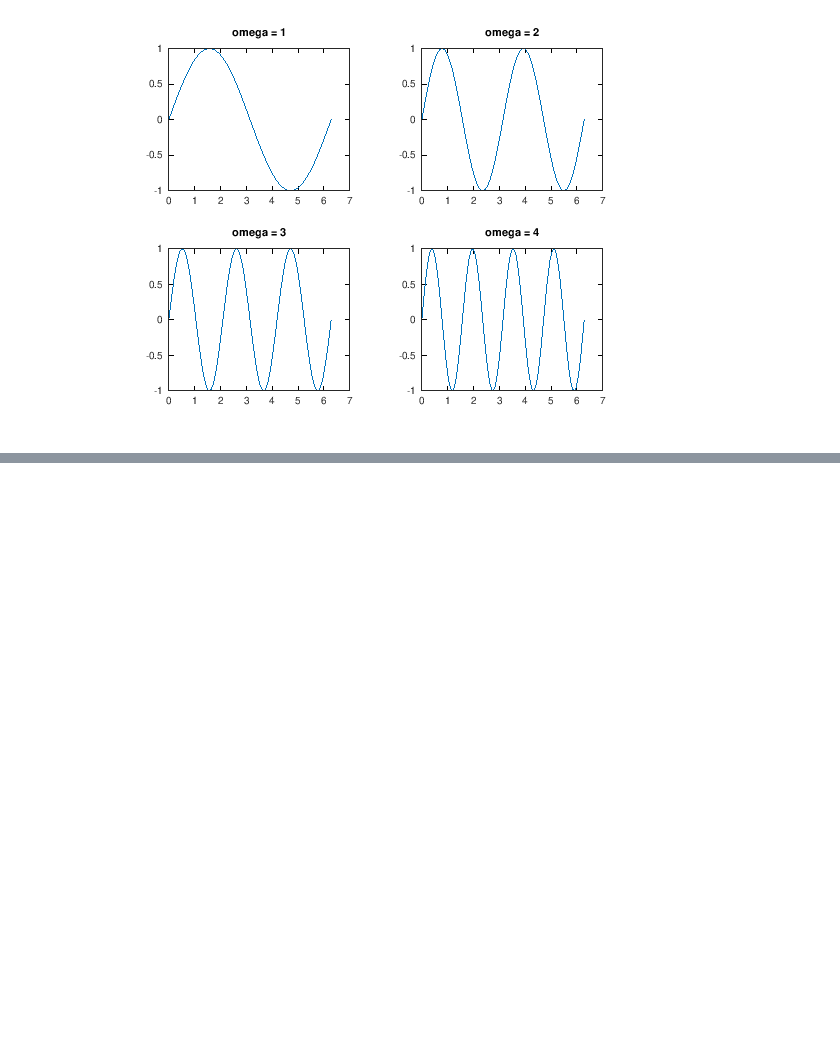
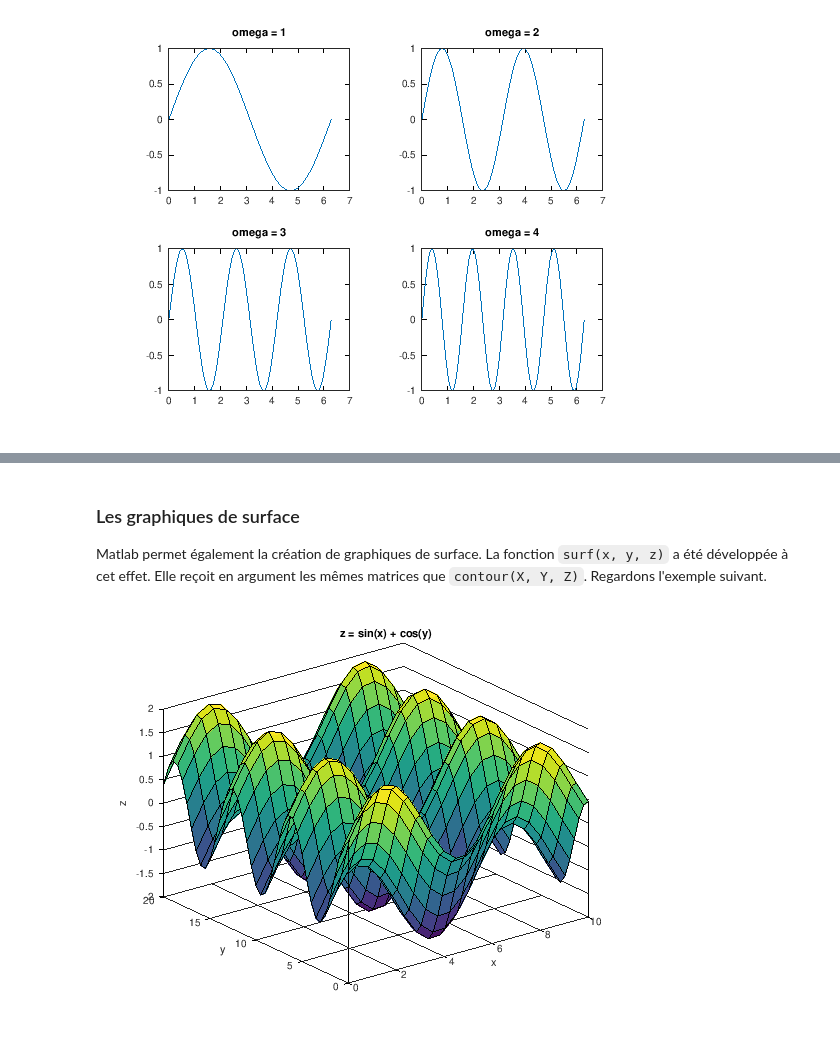
Before and after one commit to paulber/MiseANiveauMatlab, a Jupyter notebook: Chapitre 5 - Présenter ses résultats/Chapitre 5_1.ipynb, the cells around one changed output, grey strips where cells are left out. Cells and saved outputs as stored; diff of their text form; code cells hidden in the pictures; blank space fills up the shorter version.

```diff
--- a/Chapitre 5 - Présenter ses résultats/Chapitre 5_1.ipynb
+++ b/Chapitre 5 - Présenter ses résultats/Chapitre 5_1.ipynb
@@ -122,0 +218,19 @@ end
+# %% [markdown]
+### Les graphiques de surface
+Matlab permet également la création de graphiques de surface. La fonction `surf(x, y, z)` a été développée à cet effet. Elle reçoit en argument les mêmes matrices que `contour(X, Y, Z)`. Regardons l'exemple suivant.
+# %%
+close all
+nfig = 0;
+
+[X, Y] = meshgrid(0:0.5:10, 0:0.5:20);
+Z = sin(X) + cos(Y);
+
+nfig = nfig + 1;
+figure(nfig)
+surf(X, Y, Z)
+title('z = sin(x) + cos(y)')
+xlabel('x')
+ylabel('y')
+zlabel('z')
+# %% [output]
+[figure, added]
```
Also changed, not shown: parts of 22 cells of this notebook.
